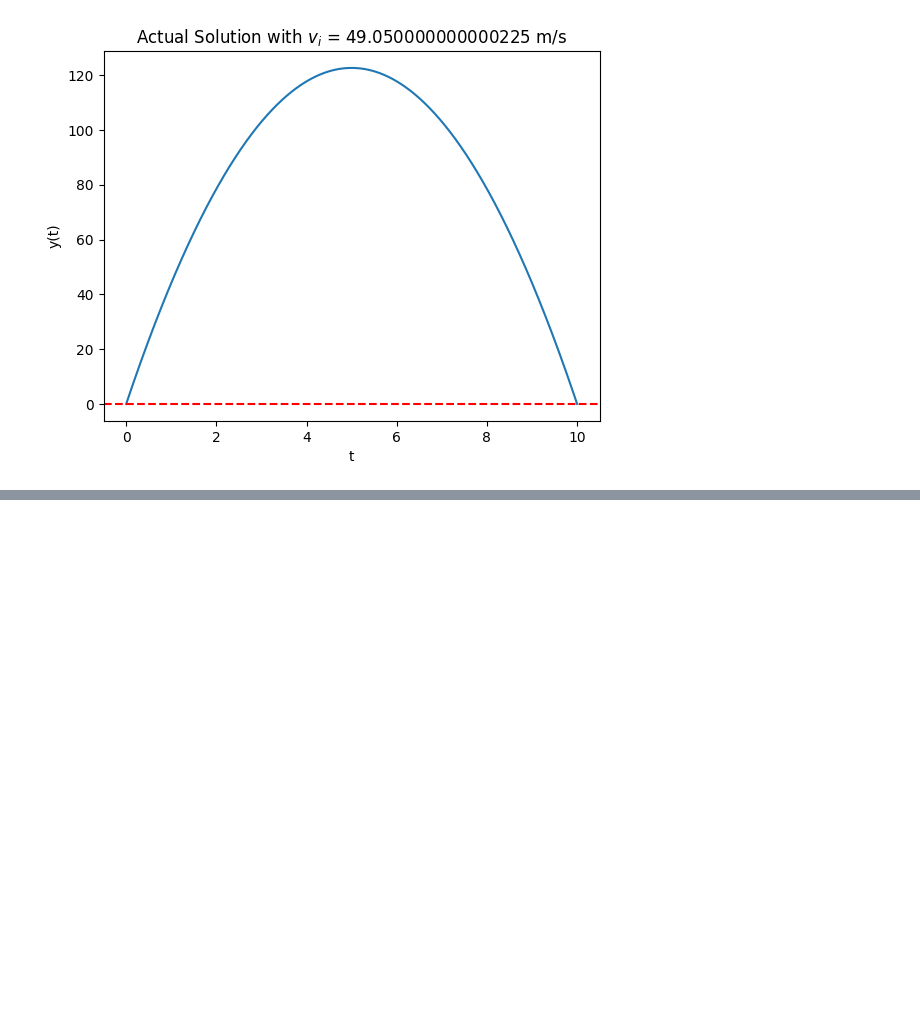
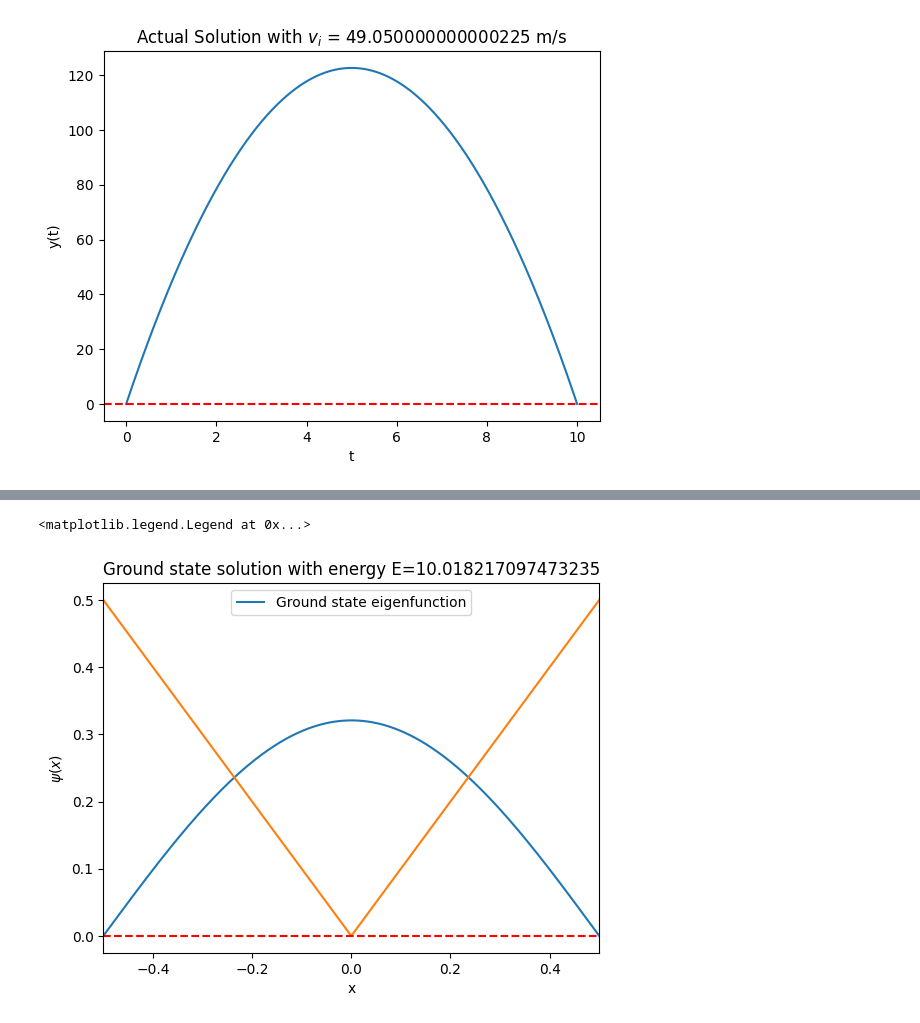
Before and after one commit to jifor/PH-762-Comp, a Jupyter notebook: Homework 5/Homework 5.ipynb, the cells around one changed output, grey strips where cells are left out. Saved outputs shown, nothing was run; the diff lists cells and outputs as text; code cells hidden in the pictures; blank space fills up the shorter version.

```diff
--- a/Homework 5/Homework 5.ipynb
+++ b/Homework 5/Homework 5.ipynb
@@ -77,25 +77,25 @@ def ga(alpha):
     return y[-1]
 
 # implement secant method to solve for the shooting parameter
-def Secant(v0, v1, tol=1e-8):
+def Secant(fun, guess_0, guess_1, tol=1e-8):
     for i in range(1,100):
-        g0 = ga(v0)
-        g1 = ga(v1)
+        g0 = fun(guess_0)
+        g1 = fun(guess_1)
 
-        ratio = (v1 - v0) / (g1 - g0)
-        v2 = v1 - g1*ratio
+        ratio = (guess_1 - guess_0) / (g1 - g0)
+        guess_2 = guess_1 - g1*ratio
 
-        if abs(v2-v1) < tol:
+        if abs(guess_2-guess_1) < tol:
             break
 
 
-        v0 = v1
-        v1 = v2
+        guess_0 = guess_1
+        guess_1 = guess_2
 
-    return v2
+    return guess_2
 
 # compute the actual initial velocity
-v_actual = Secant(40, 50)
+v_actual = Secant(ga, 40, 50)
 
 t, y, v = RK2(v_actual)
 
@@ -111,0 +171,25 @@ Text(0, 0.5, 'y(t)')
+# %%
+# define g(alpha) function that I want to find the root of
+def ga2(E):
+    x, psi, phi = FE(E)
+    return psi[-1]
+
+# find the apprpriate ground state energy. 4 was too small so I use it and a larger number as my initial guesses
+E_actual = Secant(ga2, 4, 10)
+
+# solve for the ground state eigenfuction using the accurate energy
+x, psi, phi = FE(E_actual)
+# %%
+V = np.vectorize(V)
+potential = V(x)
+plt.plot(x,psi, label='Ground state eigenfunction')
+plt.plot(x,potential)
+plt.axhline(y=0, ls='--', c='r')
+plt.xlim(-0.5,0.5)
+plt.title(f'Ground state solution with energy E={E_actual}')
+plt.xlabel('x')
+plt.ylabel(r'$\psi(x)$')
+plt.legend()
+# %% [output]
+<matplotlib.legend.Legend at 0x...>
+[figure, added]
```
Also changed, not shown: parts of 3 cells of this notebook.
